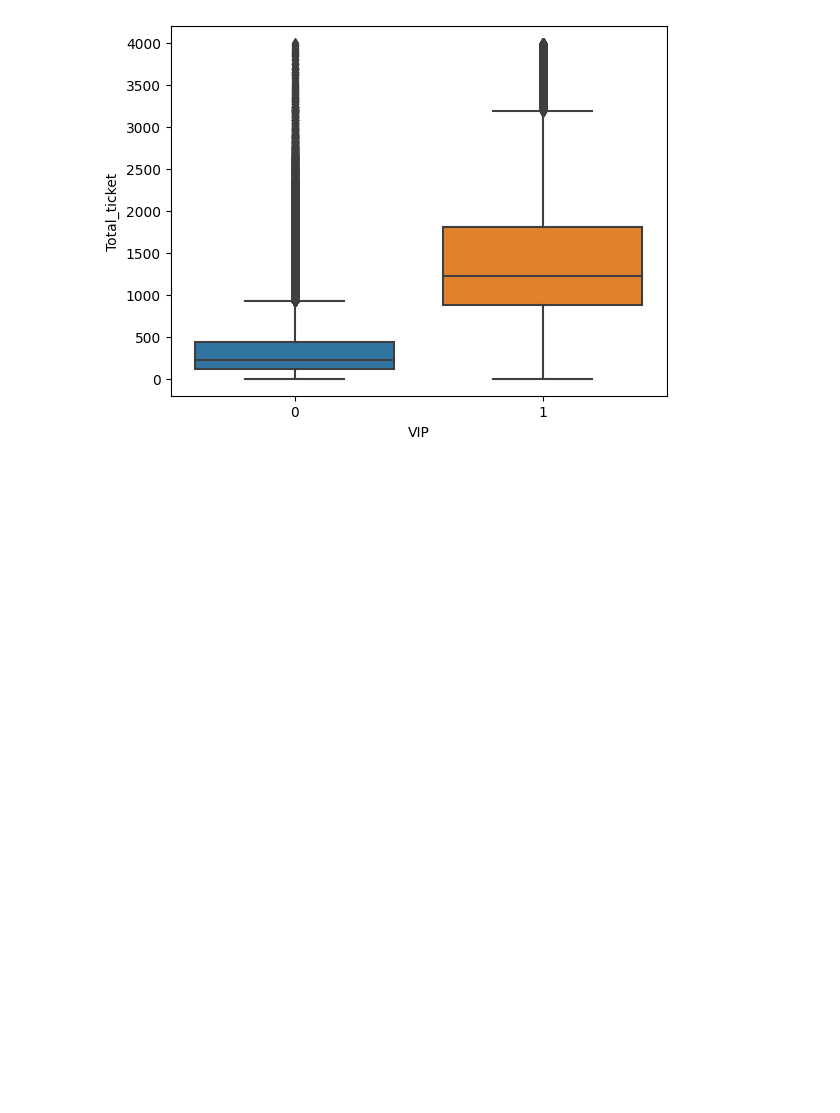
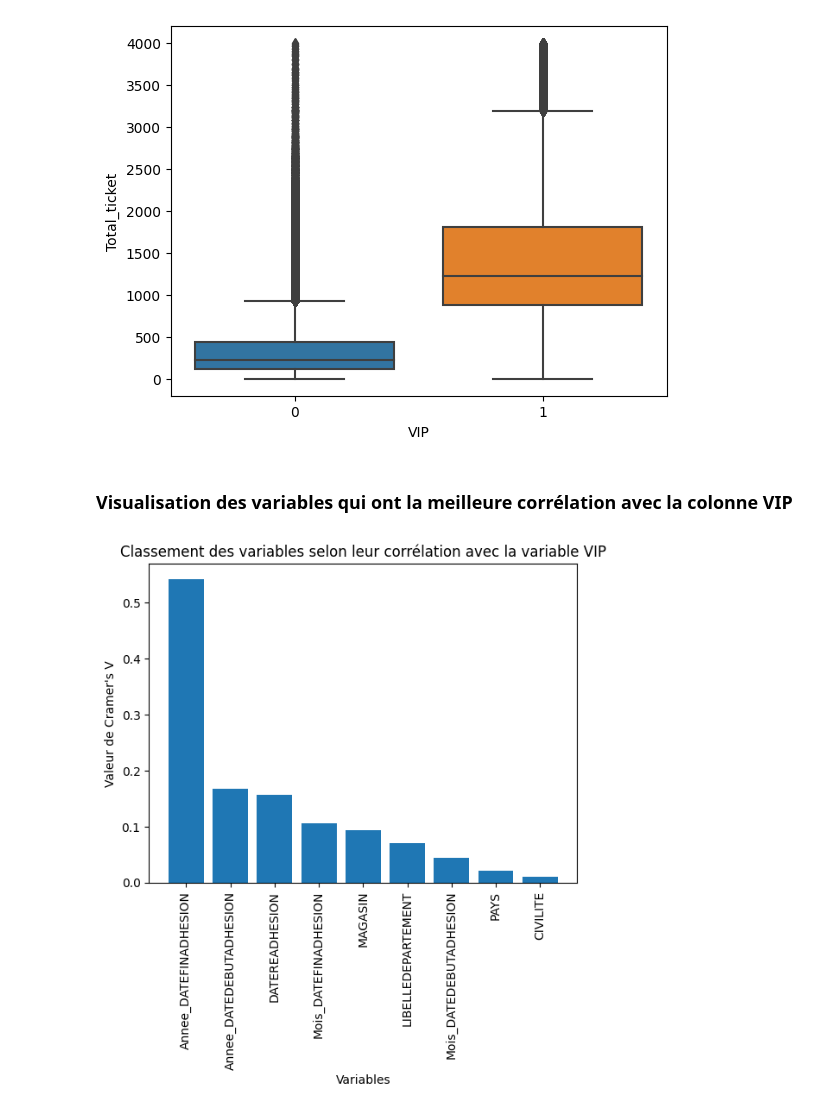
Before and after one commit to KhalilMazouz/ProjetMachineLearning, a Jupyter notebook: Projet_ML.ipynb, the cells around one changed output. Saved outputs shown, nothing was run; the diff lists cells and outputs as text; code cells hidden in the pictures; blank space fills up the shorter version.

Commit message:
ajout graphique Vcramer

```diff
--- a/Projet_ML.ipynb
+++ b/Projet_ML.ipynb
@@ -351,3 +333,46 @@ sns.boxplot(x=df_general['VIP'],y=df_general['Total_ticket'],data=df_general)
 # %% [output]
 <AxesSubplot: xlabel='VIP', ylabel='Total_ticket'>
 [figure]
+# %% [markdown]
+### Visualisation des variables qui ont la meilleure corrélation avec  la colonne VIP
+# %%
+# Spécifier la variable cible
+target_variable = 'VIP'
+
+# Initialiser une liste vide pour stocker les résultats du test de Cramer's V
+cramer_results = []
+
+# Boucle à travers toutes les colonnes du dataframe
+for column in colonne_qualit.columns:
+    # Vérifier si la colonne est catégorielle
+    if column != target_variable :
+        # Effectuer le test de Cramer's V pour la colonne et la variable cible
+        contingency_table = pd.crosstab(colonne_qualit[column], colonne_qualit[target_variable])
+        chi2_stat, p_val, dof, expected = stats.chi2_contingency(contingency_table)
+        n = contingency_table.sum().sum()
+        phi2 = chi2_stat/n
+        r, k = contingency_table.shape
+        phi2corr = max(0, phi2 - ((k-1)*(r-1))/(n-1))
+        rcorr = r - ((r-1)**2)/(n-1)
+        kcorr = k - ((k-1)**2)/(n-1)
+        cramers_v = np.sqrt(phi2corr / min((kcorr-1), (rcorr-1)))
+
+        # Ajouter le résultat du test de Cramer's V à la liste
+        cramer_results.append({'Variable': column, 'Cramer\'s V': cramers_v})
+
+# Trier la liste des résultats du test de Cramer's V par ordre décroissant de corrélation
+cramer_results = sorted(cramer_results, key=lambda x: x['Cramer\'s V'], reverse=True)
+
+# Extraire les noms de variables et les valeurs de Cramer's V en tant que listes
+variable_names = [result['Variable'] for result in cramer_results]
+cramer_values = [result['Cramer\'s V'] for result in cramer_results]
+
+# Créer un histogramme des valeurs de Cramer's V
+plt.bar(variable_names, cramer_values)
+plt.xticks(rotation=90)
+plt.title("Classement des variables selon leur corrélation avec la variable VIP")
+plt.xlabel("Variables")
+plt.ylabel("Valeur de Cramer's V")
+plt.show()
+# %% [output]
+[figure, added]
```
Also changed, not shown: parts of 4 cells of this notebook.
